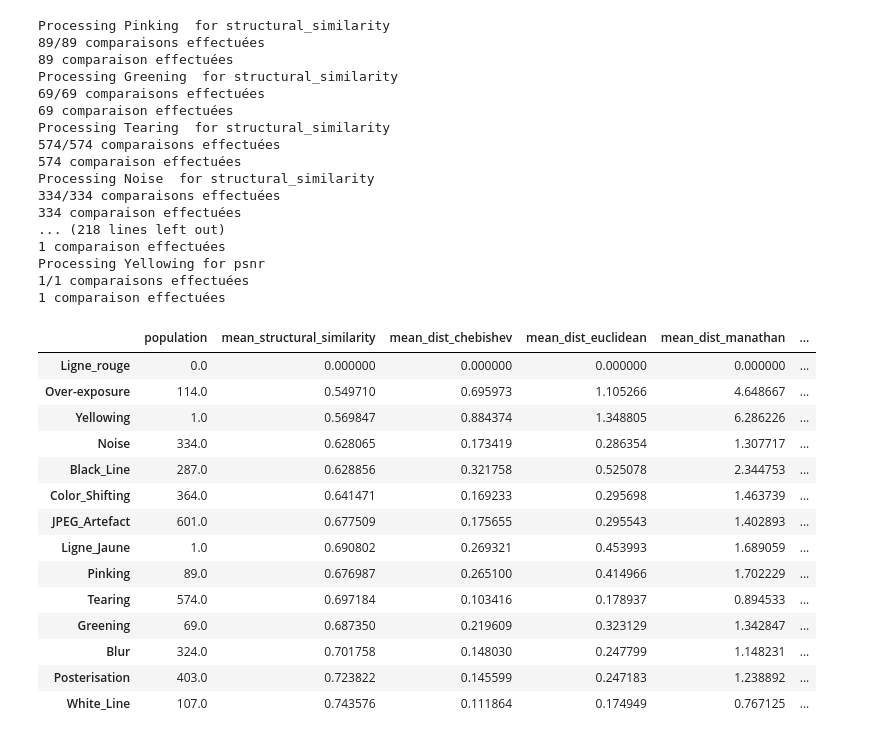
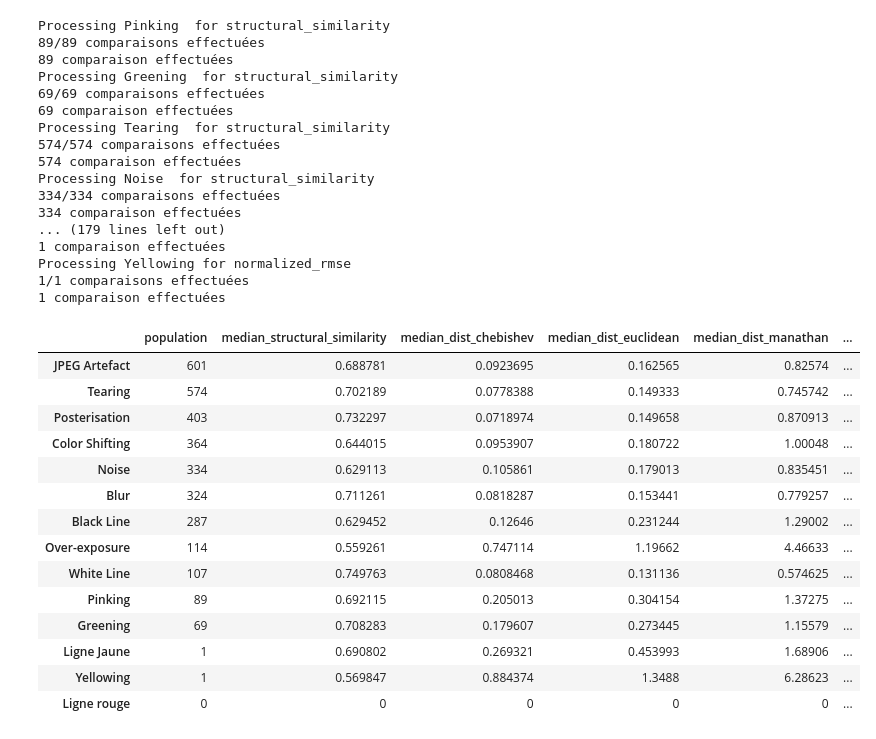
Before and after one commit to EpicKiwi/projet-datascience, a Jupyter notebook: notebooks/Scoring_method_comparision.ipynb, the cells around one changed output. Drawn from its saved outputs; the diff is of its cells as text; code cells hidden in the pictures.

```diff
--- a/notebooks/Scoring_method_comparision.ipynb
+++ b/notebooks/Scoring_method_comparision.ipynb
@@ -10,8 +9,7 @@ scoring_functions = [
     score_meth.dist_chebishev,
     score_meth.dist_euclidean,
     score_meth.dist_manathan,
-    score_meth.normalized_rmse,
-    score_meth.psnr,
+    score_meth.normalized_rmse
 ]
 results = {}
 score_tester = score.ScoringTester()
@@ -21,7 +19,7 @@ for function in scoring_functions:
     fun_result = score_tester.aggregated_process()
     if 'population' not in results:
         results['population'] = fun_result['population']
-    results['mean_' + function.__name__] = fun_result['mean']
+    results['median_' + function.__name__] = fun_result['median']
 # %% [output]
 Processing Pinking  for structural_similarity
 89/89 comparaisons effectuées
@@ -35,8 +33,8 @@ Processing Tearing  for structural_similarity
 Processing Noise  for structural_similarity
 334/334 comparaisons effectuées
 334 comparaison effectuées
-... (218 lines left out)
+... (179 lines left out)
 1 comparaison effectuées
-Processing Yellowing for psnr
+Processing Yellowing for normalized_rmse
 1/1 comparaisons effectuées
 1 comparaison effectuées
@@ -47,26 +47,27 @@ def color_gradiant(val):
     return 'color: #' + str(hex(256 - ratio))  + str(hex(ratio)) +'00'
 # %%
 # Optionnel pour ne pas tout recalculer
-results = ast.literal_eval(open('score_meth_comp_result_dict.txt', 'r').read())
+# results = np.load('j_y_crois_pas.npy',allow_pickle='TRUE').item()
 # %%
 pd.set_option('display.max_columns', 500)
 pd.set_option('display.width', 200)
-df = pd.DataFrame(results)
-# a = df.style.apply(color_gradiant)
-df
-# %% [output]
-|  | population | mean_structural_similarity | mean_dist_chebishev | mean_dist_euclidean | mean_dist_manathan | ... |
-| Ligne_rouge | 0.0 | 0.000000 | 0.000000 | 0.000000 | 0.000000 | ... |
-| Over-exposure | 114.0 | 0.549710 | 0.695973 | 1.105266 | 4.648667 | ... |
-| Yellowing | 1.0 | 0.569847 | 0.884374 | 1.348805 | 6.286226 | ... |
-| Noise | 334.0 | 0.628065 | 0.173419 | 0.286354 | 1.307717 | ... |
-| Black_Line | 287.0 | 0.628856 | 0.321758 | 0.525078 | 2.344753 | ... |
-| Color_Shifting | 364.0 | 0.641471 | 0.169233 | 0.295698 | 1.463739 | ... |
-| JPEG_Artefact | 601.0 | 0.677509 | 0.175655 | 0.295543 | 1.402893 | ... |
-| Ligne_Jaune | 1.0 | 0.690802 | 0.269321 | 0.453993 | 1.689059 | ... |
-| Pinking | 89.0 | 0.676987 | 0.265100 | 0.414966 | 1.702229 | ... |
-| Tearing | 574.0 | 0.697184 | 0.103416 | 0.178937 | 0.894533 | ... |
-| Greening | 69.0 | 0.687350 | 0.219609 | 0.323129 | 1.342847 | ... |
-| Blur | 324.0 | 0.701758 | 0.148030 | 0.247799 | 1.148231 | ... |
-| Posterisation | 403.0 | 0.723822 | 0.145599 | 0.247183 | 1.238892 | ... |
-| White_Line | 107.0 | 0.743576 | 0.111864 | 0.174949 | 0.767125 | ... |
+# %%
+df = pd.DataFrame(results).sort_values(by=['population'], ascending=False)
+a = df.style.background_gradient('RdYlGn')
+a
+# %% [output]
+|  | population | median_structural_similarity | median_dist_chebishev | median_dist_euclidean | median_dist_manathan | ... |
+| JPEG Artefact | 601 | 0.688781 | 0.0923695 | 0.162565 | 0.82574 | ... |
+| Tearing | 574 | 0.702189 | 0.0778388 | 0.149333 | 0.745742 | ... |
+| Posterisation | 403 | 0.732297 | 0.0718974 | 0.149658 | 0.870913 | ... |
+| Color Shifting | 364 | 0.644015 | 0.0953907 | 0.180722 | 1.00048 | ... |
+| Noise | 334 | 0.629113 | 0.105861 | 0.179013 | 0.835451 | ... |
+| Blur | 324 | 0.711261 | 0.0818287 | 0.153441 | 0.779257 | ... |
+| Black Line | 287 | 0.629452 | 0.12646 | 0.231244 | 1.29002 | ... |
+| Over-exposure | 114 | 0.559261 | 0.747114 | 1.19662 | 4.46633 | ... |
+| White Line | 107 | 0.749763 | 0.0808468 | 0.131136 | 0.574625 | ... |
+| Pinking | 89 | 0.692115 | 0.205013 | 0.304154 | 1.37275 | ... |
+| Greening | 69 | 0.708283 | 0.179607 | 0.273445 | 1.15579 | ... |
+| Ligne Jaune | 1 | 0.690802 | 0.269321 | 0.453993 | 1.68906 | ... |
+| Yellowing | 1 | 0.569847 | 0.884374 | 1.3488 | 6.28623 | ... |
+| Ligne rouge | 0 | 0 | 0 | 0 | 0 | ... |
```
Also changed, not shown: parts of 3 cells of this notebook, 1 other file.
